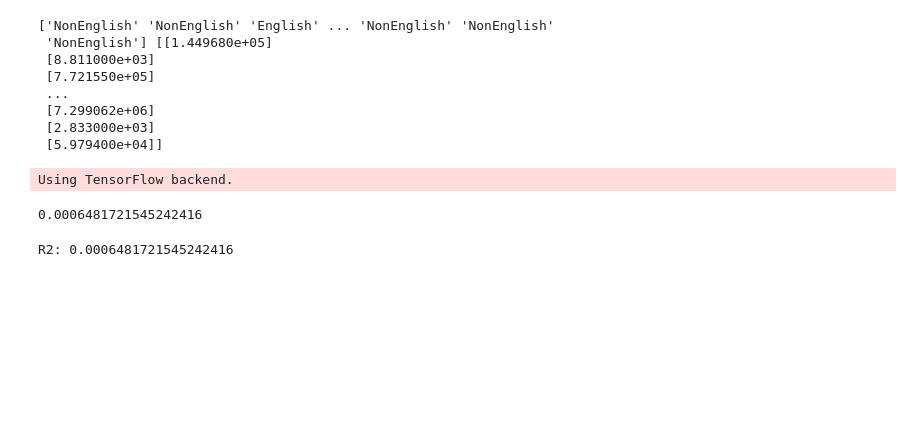
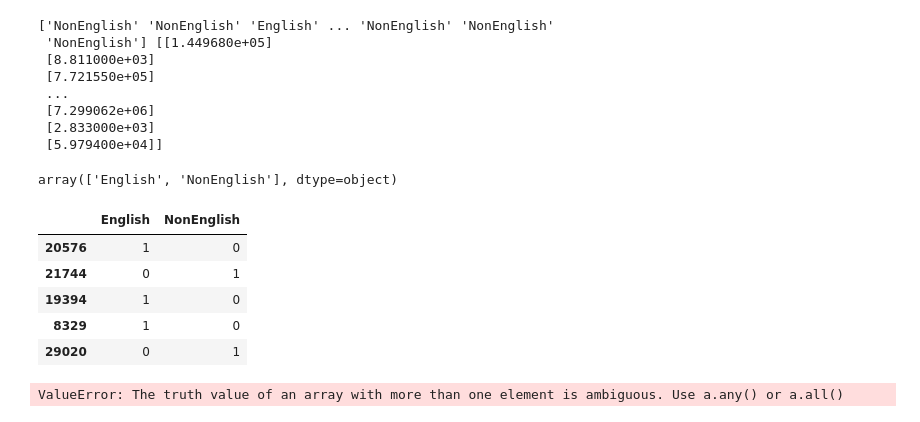
Before and after one commit to eliot1335/Final-Project, a Jupyter notebook: Models_Cora_Random_Forest.ipynb, the cells around one changed output. Cells and saved outputs as stored; diff of their text form; code cells hidden in the pictures; blank space fills up the shorter version.

Commit message:
continue work on models

```diff
--- a/Models_Cora_Random_Forest.ipynb
+++ b/Models_Cora_Random_Forest.ipynb
@@ -67,26 +77,29 @@ print(X,y)
  [7.299062e+06]
  [2.833000e+03]
  [5.979400e+04]]
-# %%
-from sklearn.preprocessing import LabelEncoder
-label_encoder = LabelEncoder()
-label_encoder.fit(X)
-encoded_X = label_encoder.transform(X)
-# %%
-from keras.utils import to_categorical
-
-one_hot_X = to_categorical(encoded_X)
-one_hot_X=one_hot_X[:,0]
-one_hot_X=one_hot_X.reshape(-1,1)
-# %% [output]
-Using TensorFlow backend.
+# %%
+# Apply label encoding to categorize the language as being English or non-English
+from sklearn.preprocessing import LabelEncoder
+label_encoder = LabelEncoder()
+
+data = X.copy()
+label_encoder.fit(data)
+label_encoder.classes_
+# %% [output]
+array(['English', 'NonEnglish'], dtype=object)
+# %%
+#Transform the data using label encoding
+label_encoder.transform(data)
+X = pd.get_dummies(X)
 # %%
+#Split the data into training and testing
 from sklearn.model_selection import train_test_split
-
-one_hot_X_train, one_hot_X_test, y_train, y_test = train_test_split(one_hot_X, y, random_state=1)
+X_train, X_test, y_train, y_test = train_test_split(X, y, random_state=0)
+X_train.head()
+# %% [output]
+|  | English | NonEnglish |
+| 20576 | 1 | 0 |
+| 21744 | 0 | 1 |
+| 19394 | 1 | 0 |
+| 8329 | 1 | 0 |
+| 29020 | 0 | 1 |
-# %%
-clf = tree.DecisionTreeClassifier()
-clf = clf.fit(one_hot_X_train, y_train)
-clf.score(one_hot_X_test, y_test)
-# %% [output]
-0.0006481721545242416
@@ -93,11 +117,18 @@ clf.score(one_hot_X_test, y_test)
+# %%
+#Create a Random Forest Regressor Model
+from sklearn.ensemble import RandomForestRegressor
+rf = RandomForestRegressor()
+rf = rf.fit(X_train_scaled, y_train_scaled)
+
+plt.boxplot(X_test_scaled,y_test_scaled)
+plt.show()
+# %% [output]
+ValueError: The truth value of an array with more than one element is ambiguous. Use a.any() or a.all()
 # %%
+#Calculate R2
 from sklearn.metrics import mean_squared_error
-
-predictions = clf.predict(one_hot_X_test)
-r2 = clf.score(one_hot_X_test, y_test)
-
+predictions = rf.predict(X_test_scaled)
+r2 = rf.score(X_test_scaled, y_test_scaled)
 print(f"R2: {r2}")
-# %% [output]
-R2: 0.0006481721545242416
 # %%
 #Conclusion: The low value of R2 demonstrate that the data does not fit this regression model very well. Another model should be attempted.
```
Also changed, not shown: parts of 10 cells of this notebook, 4 other files.
